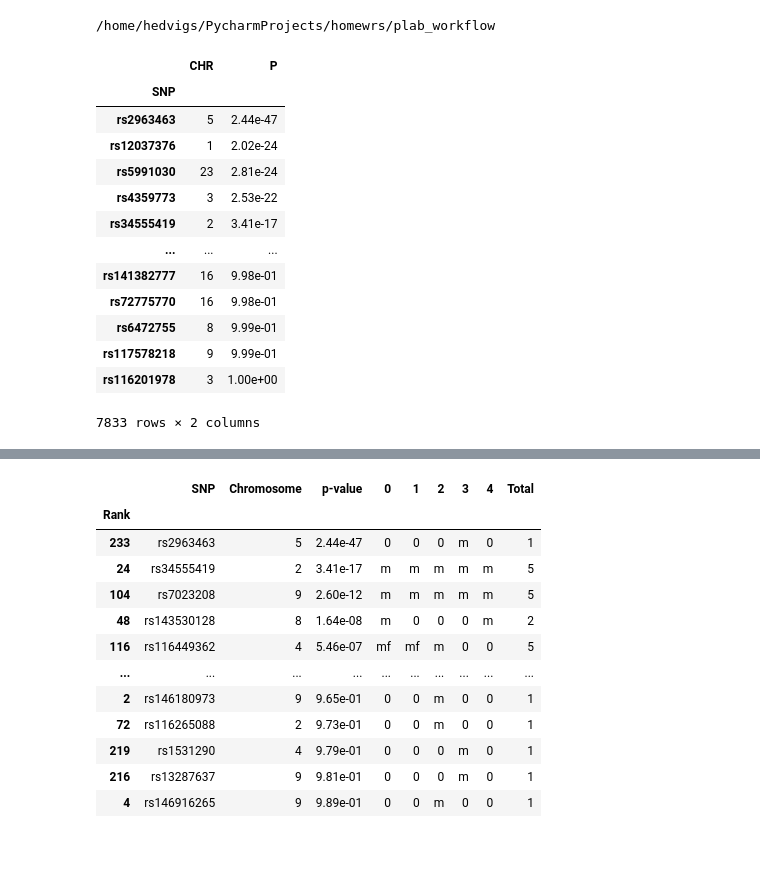
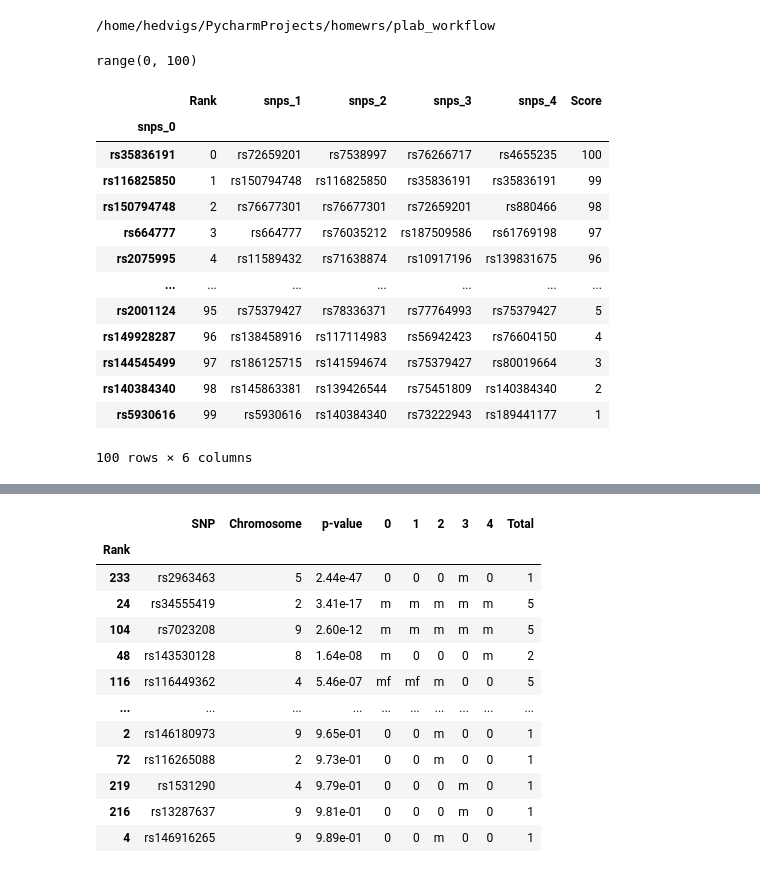
Before and after one commit to PerinatalLab/ml_genetics, a Jupyter notebook: workflow/scripts/tables/meta_tables.ipynb, the cells around one changed output, grey strips where cells are left out. Cells and saved outputs as stored; diff of their text form; code cells hidden in the pictures.

```diff
--- a/workflow/scripts/tables/meta_tables.ipynb
+++ b/workflow/scripts/tables/meta_tables.ipynb
@@ -106,25 +114,41 @@ snps_1mfc = [snp for snp in snps_1mf if snp in snps_1c]
 snps_2mfc = [snp for snp in snps_2mf if snp in snps_2c]
 snps_3mfc = [snp for snp in snps_3mf if snp in snps_3c]
 snps_4mfc = [snp for snp in snps_4mf if snp in snps_4c]
-# %%
-snp_list_pval = pd.read_csv(path + '/config/snp_list_pval.csv', sep='\t', index_col='SNP')
-snp_list_pval.drop(columns=['Unnamed: 0'], inplace=True)
-snp_list_pval.CHR = snp_list_pval.CHR.astype(str)
-#pd.set_eng_float_format(accuracy=8)
-pd.set_option('display.float_format', '{:.2e}'.format)
-snp_list_pval
-# %% [output]
-|  | CHR | P |
-| SNP |  |  |
-| rs2963463 | 5 | 2.44e-47 |
-| rs12037376 | 1 | 2.02e-24 |
-| rs5991030 | 23 | 2.81e-24 |
-| rs4359773 | 3 | 2.53e-22 |
-| rs34555419 | 2 | 3.41e-17 |
-| ... | ... | ... |
-| rs141382777 | 16 | 9.98e-01 |
-| rs72775770 | 16 | 9.98e-01 |
-| rs6472755 | 8 | 9.99e-01 |
-| rs117578218 | 9 | 9.99e-01 |
-| rs116201978 | 3 | 1.00e+00 |
-7833 rows × 2 columns
+# %%
+range(100)
+# %% [output]
+range(0, 100)
+# %%
+snp_rank = pd.DataFrame({
+    "snps_0": snps_0m,
+    "snps_1": snps_1m,
+    "snps_2": snps_2m,
+    "snps_3": snps_3m,
+    "snps_4": snps_4m,
+    })
+snp_rank.index.name="Rank"
+snp_rank.reset_index(inplace=True)
+# reverse the rank to create a score
+snp_rank['Score'] = 100-snp_rank["Rank"]
+snpr_0 = snp_rank.set_index("snps_0")
+snpr_1 = snp_rank.set_index("snps_1")
+snpr_2 = snp_rank.set_index("snps_2")
+snpr_3 = snp_rank.set_index("snps_3")
+snpr_4 = snp_rank.set_index("snps_4")
+
+snpr_0
+# %% [output]
+|  | Rank | snps_1 | snps_2 | snps_3 | snps_4 | Score |
+| snps_0 |  |  |  |  |  |  |
+| rs35836191 | 0 | rs72659201 | rs7538997 | rs76266717 | rs4655235 | 100 |
+| rs116825850 | 1 | rs150794748 | rs116825850 | rs35836191 | rs35836191 | 99 |
+| rs150794748 | 2 | rs76677301 | rs76677301 | rs72659201 | rs880466 | 98 |
+| rs664777 | 3 | rs664777 | rs76035212 | rs187509586 | rs61769198 | 97 |
+| rs2075995 | 4 | rs11589432 | rs71638874 | rs10917196 | rs139831675 | 96 |
+| ... | ... | ... | ... | ... | ... | ... |
+| rs2001124 | 95 | rs75379427 | rs78336371 | rs77764993 | rs75379427 | 5 |
+| rs149928287 | 96 | rs138458916 | rs117114983 | rs56942423 | rs76604150 | 4 |
+| rs144545499 | 97 | rs186125715 | rs141594674 | rs75379427 | rs80019664 | 3 |
+| rs140384340 | 98 | rs145863381 | rs139426544 | rs75451809 | rs140384340 | 2 |
+| rs5930616 | 99 | rs5930616 | rs140384340 | rs73222943 | rs189441177 | 1 |
+100 rows × 6 columns
```
Also changed, not shown: parts of 2 cells of this notebook.
